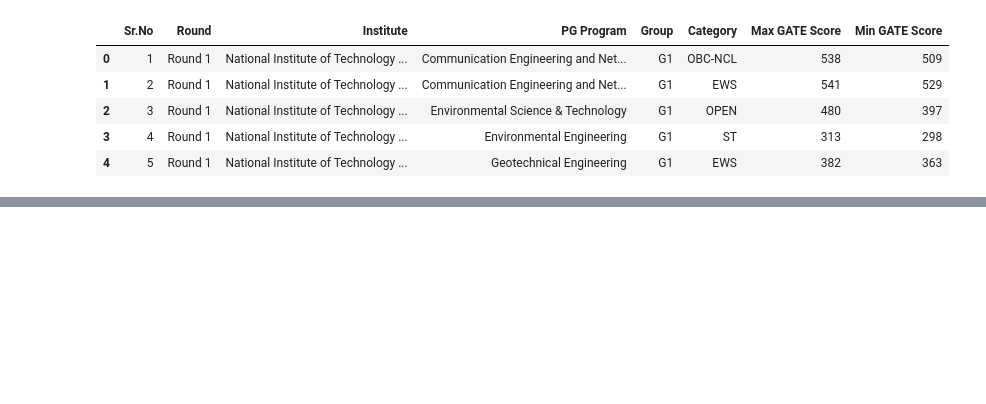
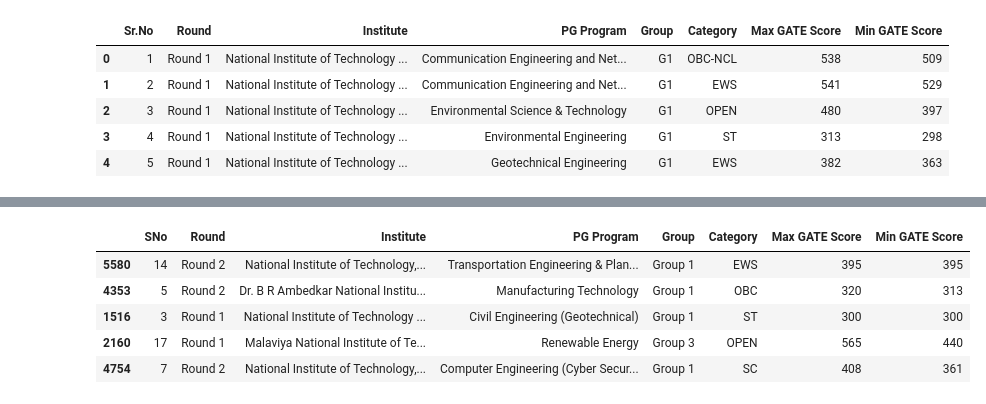
Before and after one commit to shivamgyardhna/M-Tech_college_predictor, a Jupyter notebook: preprocessing.ipynb, the cells around one changed output, grey strips where cells are left out. Drawn from its saved outputs; the diff is of its cells as text; code cells hidden in the pictures; blank space fills up the shorter version.

```diff
--- a/preprocessing.ipynb
+++ b/preprocessing.ipynb
@@ -30,0 +489,9 @@ dfs[0].to_csv('college_2025_data.csv', index = False)
+# %%
+df5.sample(5)
+# %% [output]
+|  | SNo | Round | Institute | PG Program | Group | Category | Max GATE Score | Min GATE Score |
+| 5580 | 14 | Round 2 | National Institute of Technology,... | Transportation Engineering & Plan... | Group 1 | EWS | 395 | 395 |
+| 4353 | 5 | Round 2 | Dr. B R Ambedkar National Institu... | Manufacturing Technology | Group 1 | OBC | 320 | 313 |
+| 1516 | 3 | Round 1 | National Institute of Technology ... | Civil Engineering (Geotechnical) | Group 1 | ST | 300 | 300 |
+| 2160 | 17 | Round 1 | Malaviya National Institute of Te... | Renewable Energy | Group 3 | OPEN | 565 | 440 |
+| 4754 | 7 | Round 2 | National Institute of Technology,... | Computer Engineering (Cyber Secur... | Group 1 | SC | 408 | 361 |
```
Also changed, not shown: parts of 19 cells of this notebook, 8 other files.
